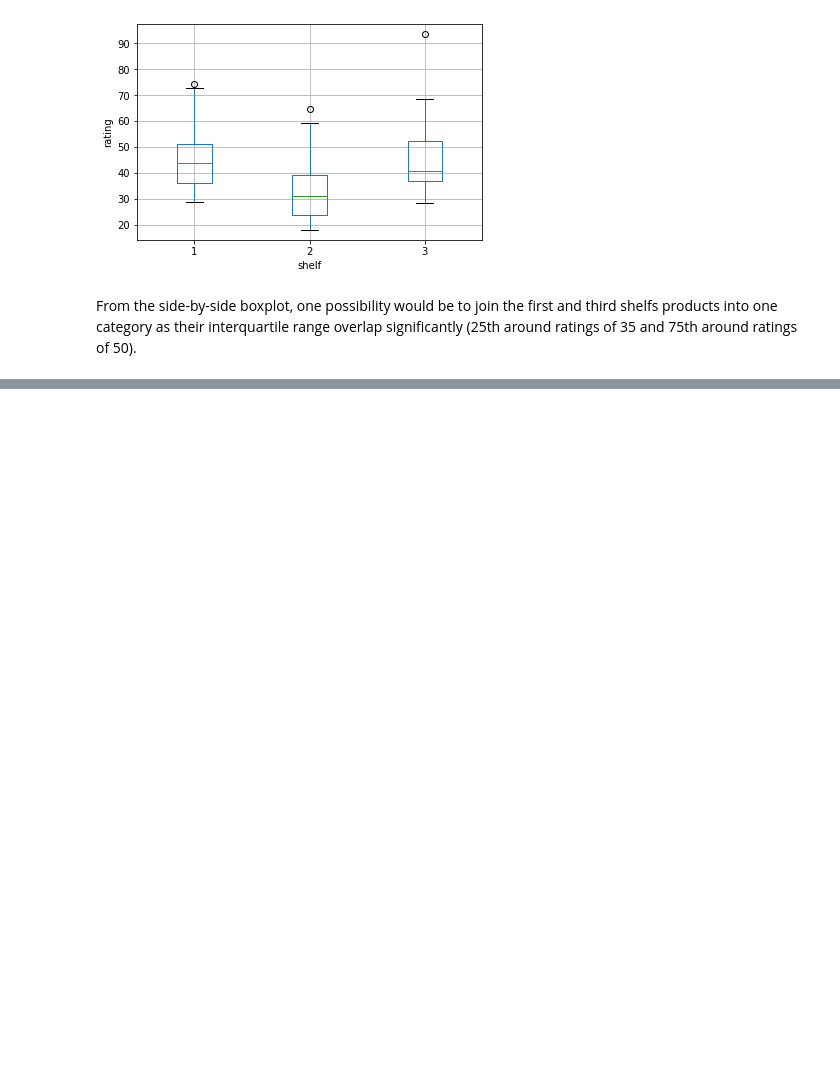
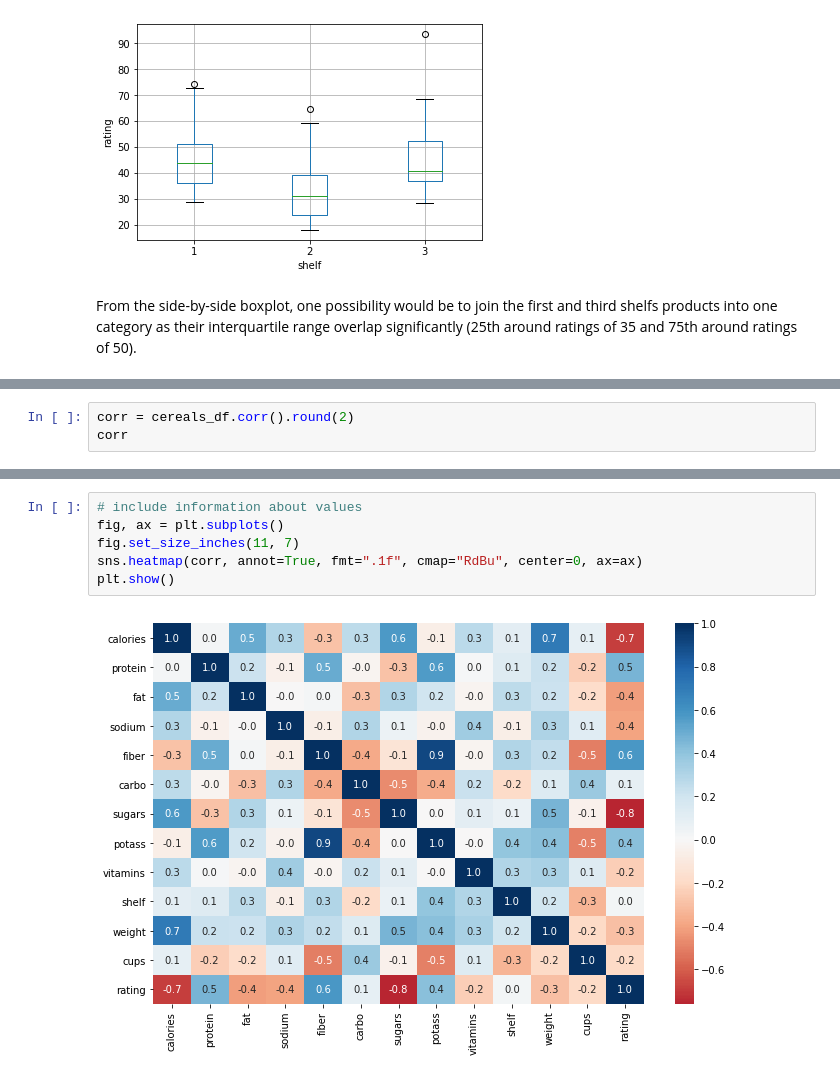
Before and after one commit to jeantardelli/data-mining-for-business-analytics, a Jupyter notebook: problems/chapter04_dimension_reduction.ipynb, the cells around one changed output, grey strips where cells are left out. Cells and saved outputs as stored; diff of their text form; blank space fills up the shorter version.

```diff
--- a/problems/chapter04_dimension_reduction.ipynb
+++ b/problems/chapter04_dimension_reduction.ipynb
@@ -154,0 +162,3 @@ From the side-by-side boxplot, one possibility would be to join the first and th
+# %%
+corr = cereals_df.corr().round(2)
+corr
@@ -154,0 +180,8 @@ From the side-by-side boxplot, one possibility would be to join the first and th
+# %%
+# include information about values
+fig, ax = plt.subplots()
+fig.set_size_inches(11, 7)
+sns.heatmap(corr, annot=True, fmt=".1f", cmap="RdBu", center=0, ax=ax)
+plt.show()
+# %% [output]
+[figure, added]
```
Also changed, not shown: parts of 25 cells of this notebook, 2 other files.
